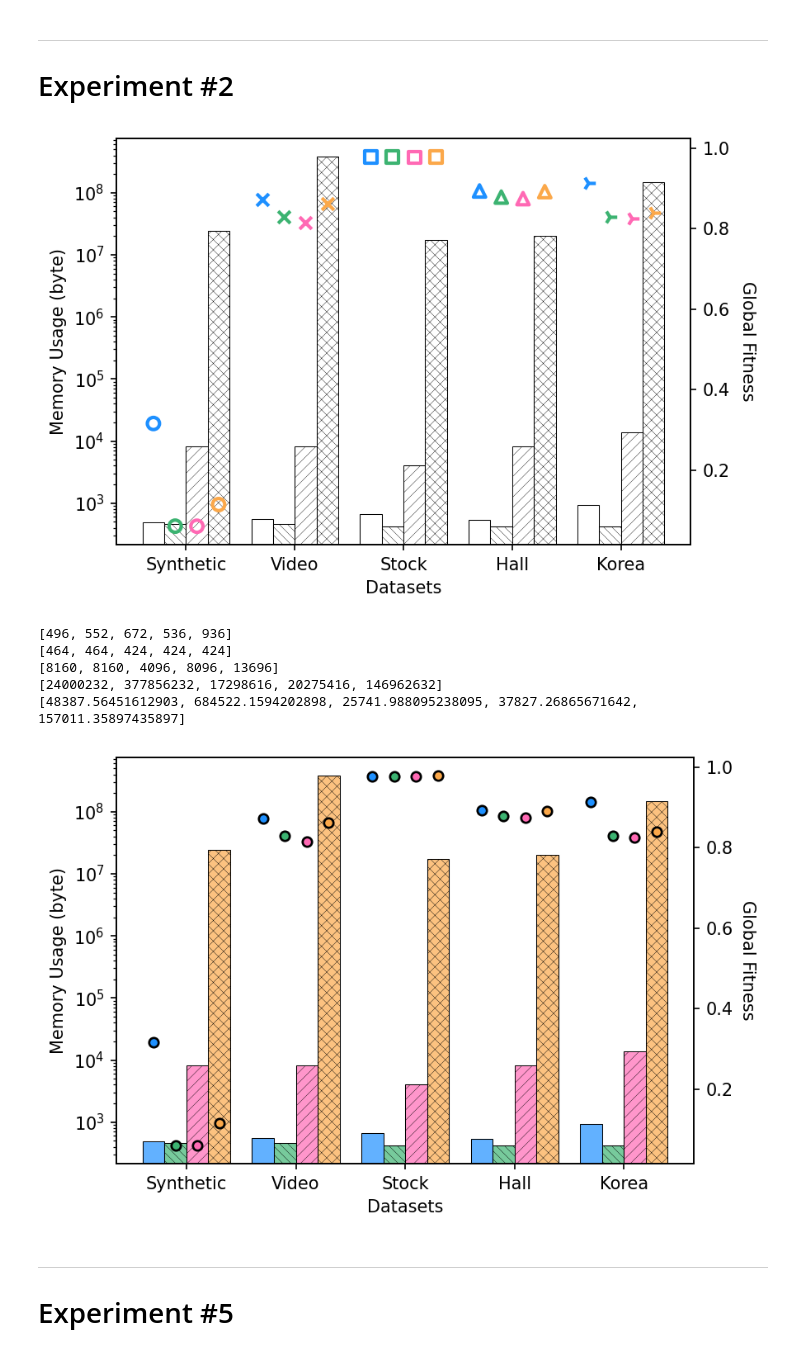
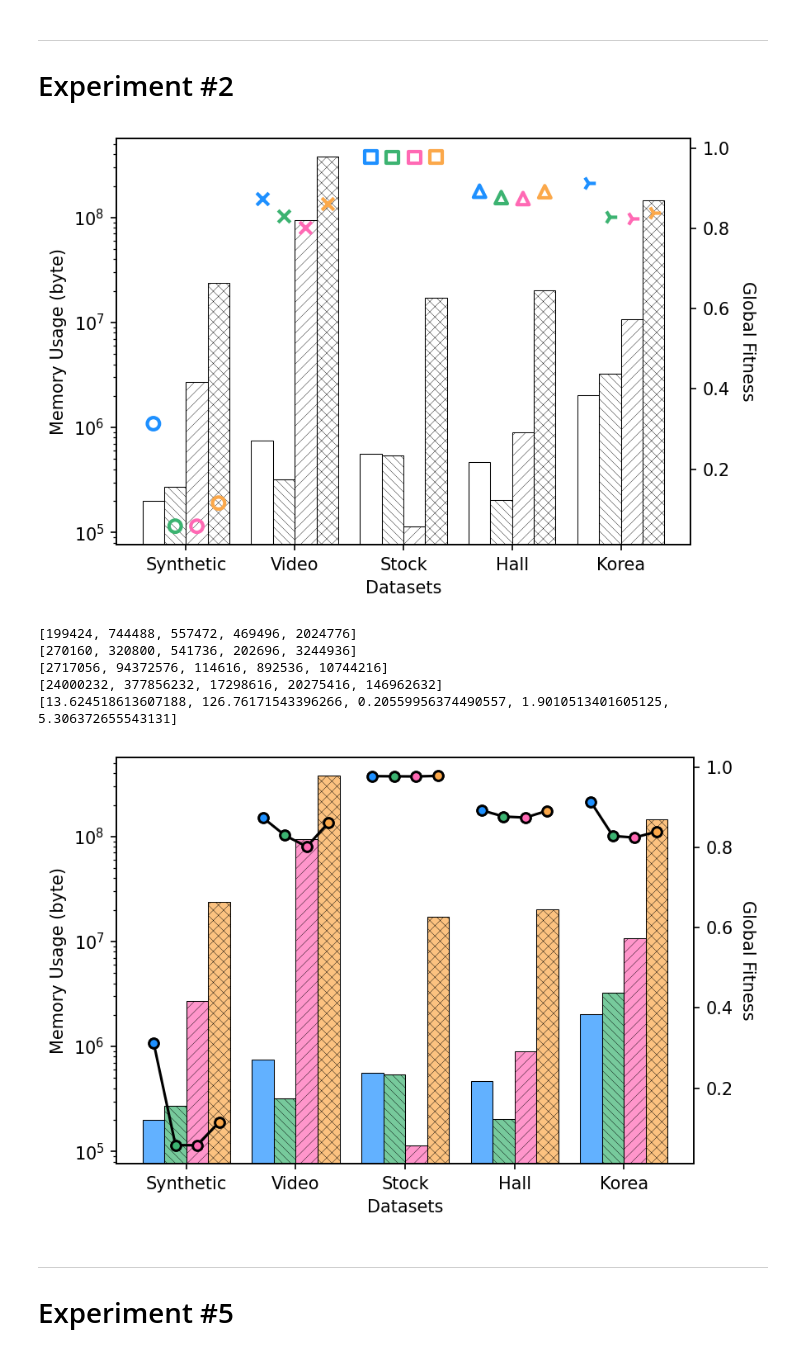
Before and after one commit to lucetre-snu/dao-cp, a Jupyter notebook: Proposed Method/6_exp_w_mem_usage.ipynb, the cells around one changed output. Drawn from its saved outputs; the diff is of its cells as text; code cells hidden in the pictures.

```diff
--- a/Proposed Method/6_exp_w_mem_usage.ipynb
+++ b/Proposed Method/6_exp_w_mem_usage.ipynb
@@ -291,3 +291,6 @@ korea_tensor = get_tensor(korea_df)
+# %%
+from online_tensor_decomposition4 import *
+results = {}
 # %% [markdown]
 ---
 # Experiment #1
@@ -522,7 +516,7 @@ def plot_mem(datasets, name):
 #     plt.savefig(f'./plots/{name}_mem.pdf', bbox_inches = 'tight', pad_inches = 0)
 plot_mem(('synthetic-30', 'video-30', 'stock-20', 'hall-30', 'korea-40'), 'E2')
 # %% [output]
-[figure, old version]
+[figure, new version]
 # %%
 from matplotlib import colors
 def make_rgb_transparent(color, alpha=0.6, bg_rgb=(1,1,1)):
@@ -543,40 +537,43 @@ def plot_mem(datasets, name):
     # create plot
     fig, ax1 = plt.subplots(figsize = (6, 4), dpi = 150)
     plt.xticks(index + bar_width*1.5, ('Synthetic', 'Video', 'Stock', 'Hall', 'Korea'))
     plt.rcParams['hatch.linewidth'] = 0.2
 
     for i, (color, lib) in enumerate(zip(colors, libs)):
         mem_list = [results[dataset][lib][4] for dataset in datasets]
         print(mem_list)
 
         rects1 = ax1.bar(index + bar_width*i, mem_list, bar_width, color=make_rgb_transparent(color, alpha=0.7), label=lib, edgecolor='black', hatch=patterns[i], linewidth=0.5)
 
     ax1.set_xlabel('Datasets')
     ax1.set_ylabel('Memory Usage (byte)')
     ax1.set_yscale('log')
 
     ax2 = ax1.twinx()  # instantiate a second axes that shares the same x-axis
 
+    for i, dataset in enumerate(datasets):
+        acc_list = [results[dataset][lib][0] for lib in libs]
+        ax2.plot(i + bar_width*index[:4], acc_list, marker="o", color='black', zorder=1)
     for i, (color, lib) in enumerate(zip(colors, libs)):
         acc_list = [results[dataset][lib][0] for dataset in datasets]
-        ax2.scatter(index + bar_width*i, acc_list, 30, color='black', marker="o", facecolor=colors[i], linewidth=1.3)
+        ax2.scatter(index + bar_width*i, acc_list, 30, color='black', marker="o", facecolor=colors[i], linewidth=1.3, zorder=2)
     ax2.tick_params(axis='y')
 
     ax2.set_ylabel('Global Fitness', rotation=270, labelpad=13)
 
     fig.tight_layout()  # otherwise the right y-label is slightly clipped
 #     plt.show()
     plt.savefig(f'./plots/{name}_mem.svg', bbox_inches = 'tight', pad_inches = 0)
 
-    print([results[dataset]['fcp'][4]/results[dataset]['dao'][4] for dataset in datasets])
+    print([results[dataset]['ocp'][4]/results[dataset]['dao'][4] for dataset in datasets])
 plot_mem(('synthetic-30', 'video-30', 'stock-20', 'hall-30', 'korea-40'), 'E2')
 # %% [output]
-[496, 552, 672, 536, 936]
-[464, 464, 424, 424, 424]
-[8160, 8160, 4096, 8096, 13696]
+[199424, 744488, 557472, 469496, 2024776]
+[270160, 320800, 541736, 202696, 3244936]
+[2717056, 94372576, 114616, 892536, 10744216]
 [24000232, 377856232, 17298616, 20275416, 146962632]
-[48387.56451612903, 684522.1594202898, 25741.988095238095, 37827.26865671642, 157011.35897435897]
+[13.624518613607188, 126.76171543396266, 0.20559956374490557, 1.9010513401605125, 5.306372655543131]
-[figure, old version]
+[figure, new version]
 # %% [markdown]
 ---
 # Experiment #5
```
Also changed, not shown: parts of 14 cells of this notebook, 4 other files.
